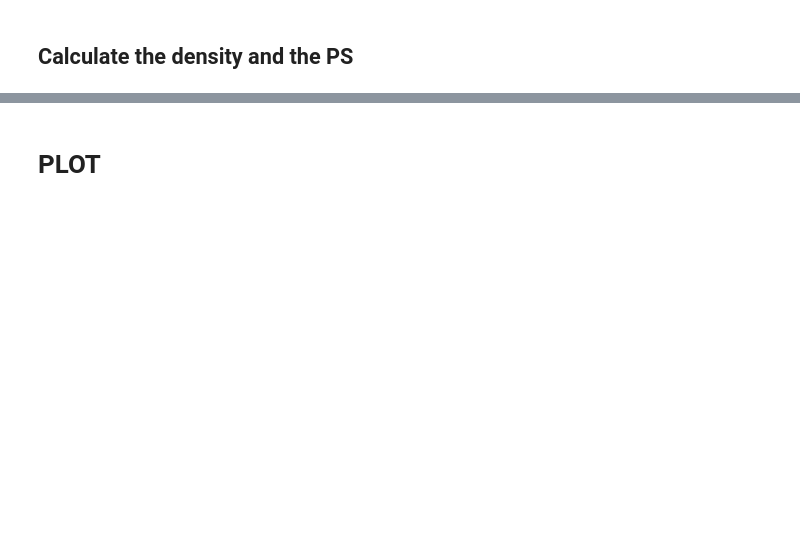
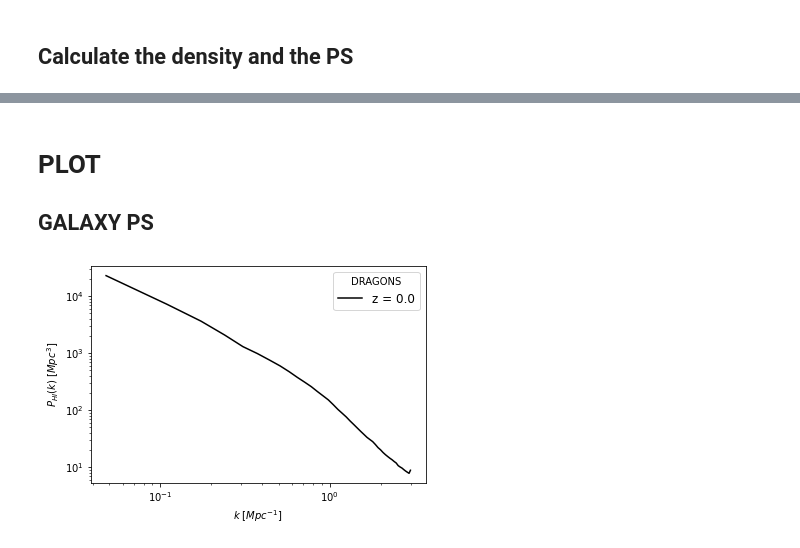
Before and after one commit to AliceEMaffs/DRAGONS_Project, a Jupyter notebook: Power_Spectrum_HIST.ipynb, the cells around one changed output, grey strips where cells are left out. Saved outputs shown, nothing was run; the diff lists cells and outputs as text; code cells hidden in the pictures; blank space fills up the shorter version.

```diff
--- a/Power_Spectrum_HIST.ipynb
+++ b/Power_Spectrum_HIST.ipynb
@@ -135,0 +95,7 @@ ValueError: The dimension of bins must be equal to the dimension of the  sample
+# %%
+nbins=100 # define the number of bins for our 3D grid
+deltax, edges = np.histogramdd(Pos_new, bins=nbins) #[0].astype("float") # calculate the 3D grid using histogramdd
+deltax.shape, edges[0].size, edges[1].size, edges[2].size
+#so its done 10 x omega = deltax / np.mean(deltax) - 1 # calcualte the over density
+#print('omega: ', omega)10 x 10 by default
+deltax # This returns the number of galaxies in each grid
@@ -137,3 +121,7 @@ ValueError: The dimension of bins must be equal to the dimension of the  sample
 ## Do calculations (mean and total)
 Calculate the average number of galaxies (mean)
 And the num of galaxies (which should jsut be the total number in the sample 1648367.0)
+# %%
+omega = deltax / np.mean(deltax) - 1 # calcualte the over density
+#print('omega: ', omega)
+omega
@@ -145,0 +148,11 @@ And the num of galaxies (which should jsut be the total number in the sample 164
+# %%
+# Calculate power spectrum using powerbox package function get_power
+p_k_field, bins_field = get_power(omega, boxlength)#, deltax2=None, N=N, a=1., b=1., remove_shotnoise=True,
+              #bins=None, res_ndim=None, weights=None, weights2=None,
+              #dimensionless=True, bin_ave=True, get_variance=False, log_bins=False, ignore_zero_mode=False,
+              #k_weights = 1,
+              #)
+
+
+print('p_k_field: ', p_k_field)
+print('bins_field: ', bins_field)
@@ -146,2 +209,23 @@ And the num of galaxies (which should jsut be the total number in the sample 164
 # %% [markdown]
 # PLOT
+## GALAXY PS
+# %%
+fig, ax = plt.subplots(1, 1)
+label_z = ("z = " + redshift_used)
+#ax.set_ylim([0,3500])
+#ax.set_xlim([0.1,1])
+ax.set_xlabel(r"$k$ $[Mpc^{-1}]$")
+ax.set_ylabel(r"$P_{HI}(k)$ $[Mpc^{3}]$")
+plt.xscale('log')
+plt.yscale('log')
+ax.plot(bins_field,p_k_field,color="black", label=label_z)
+
+plt.legend(title=("DRAGONS"),
+           loc='upper right',
+           fontsize=12)
+
+nbins = str(nbins)
+name_of_plot=("PowerSpectrum_Galaxies" + nbins)
+plt.savefig("plots/" + name_of_plot + ".pdf")
+# %% [output]
+[figure, added]
```
Also changed, not shown: parts of 13 cells of this notebook, 1 other file.
